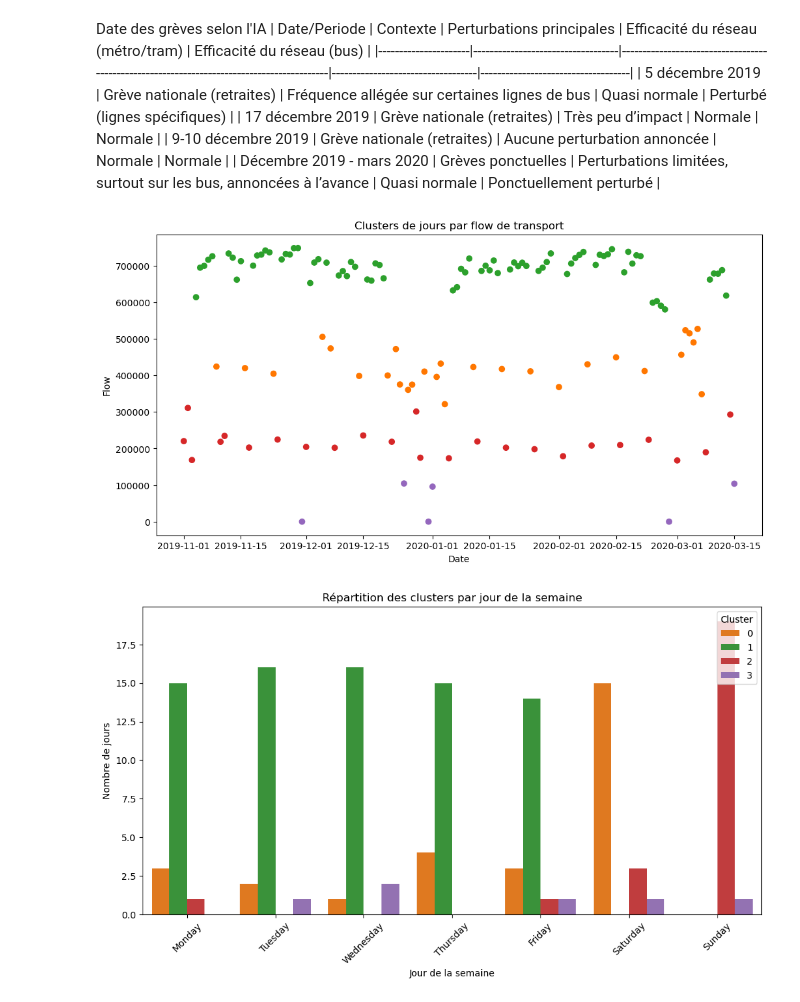
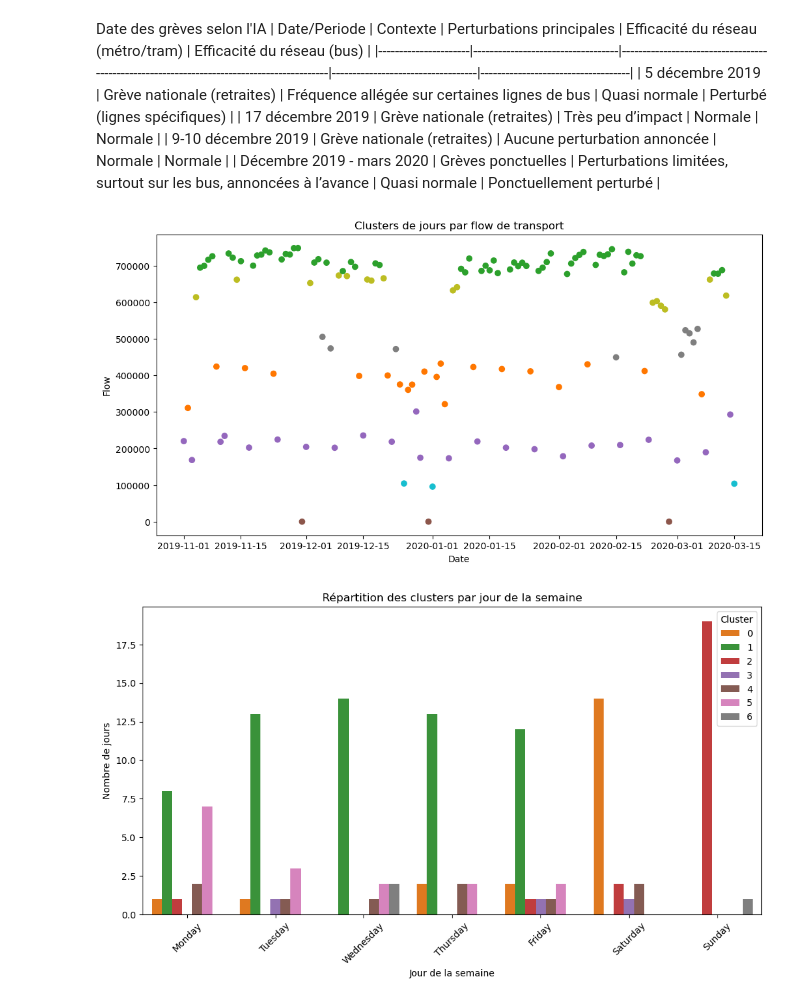
Before and after one commit to arnaudromain2003-lang/DSPAP-Project-2025-ARNAUD-DELPLANQUE-GASTARD, a Jupyter notebook: ipynb/Maxime_notebook.ipynb, the cells around one changed output. Cells and saved outputs as stored; diff of their text form; code cells hidden in the pictures.

```diff
--- a/ipynb/Maxime_notebook.ipynb
+++ b/ipynb/Maxime_notebook.ipynb
@@ -134,14 +135,14 @@ Date des grèves selon l'IA
 | 9-10 décembre 2019   | Grève nationale (retraites)       | Aucune perturbation annoncée                                                              | Normale                            | Normale                            |
 | Décembre 2019 - mars 2020 | Grèves ponctuelles         | Perturbations limitées, surtout sur les bus, annoncées à l’avance                         | Quasi normale                     | Ponctuellement perturbé           |
 # %%
-cluster_colors = ['#1f77b4', "#ff7700", '#2ca02c', '#d62728', '#9467bd']
+cluster_colors = ['#1f77b4', "#ff7700", '#2ca02c', '#d62728', '#9467bd', '#8c564b', '#e377c2', '#7f7f7f', '#bcbd22', '#17becf']
 date_debut_covid = pd.to_datetime('2020-03-16').date()
-df_cluster = pf.cluster_kmeans_days(df_global, n_clusters=4, date_limit=date_debut_covid)
+df_cluster = pf.cluster_kmeans_days(df_global, n_clusters=7, date_limit=date_debut_covid)
 pf.plot_cluster(df_cluster, cmap=cluster_colors[1:])
 # %% [output]
-[figure, old version]
+[figure, new version]
 # %%
 pf.plot_cluster_distribution(df_cluster, cluster_color=cluster_colors[1:])
 # %% [output]
-[figure, old version]
+[figure, new version]
 # %%
```
Also changed, not shown: parts of 8 cells of this notebook, 1 other file.
